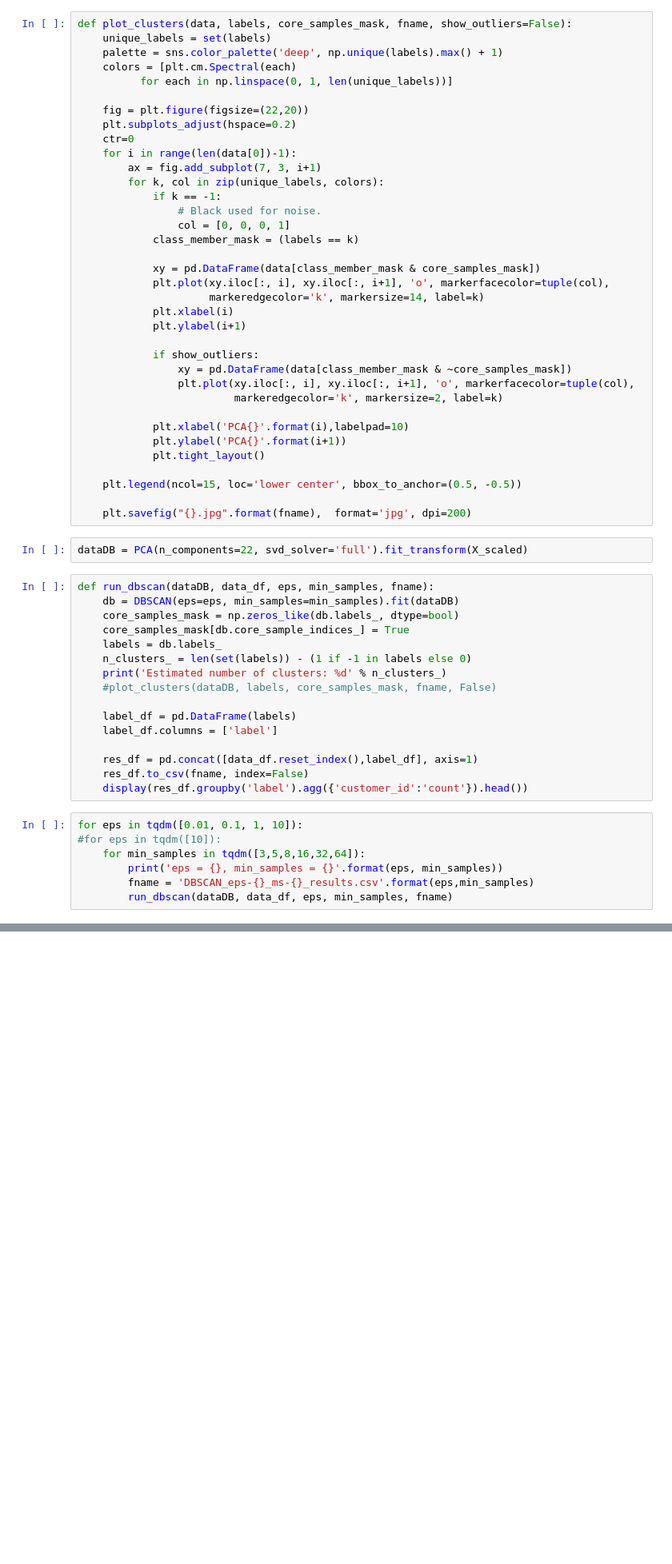
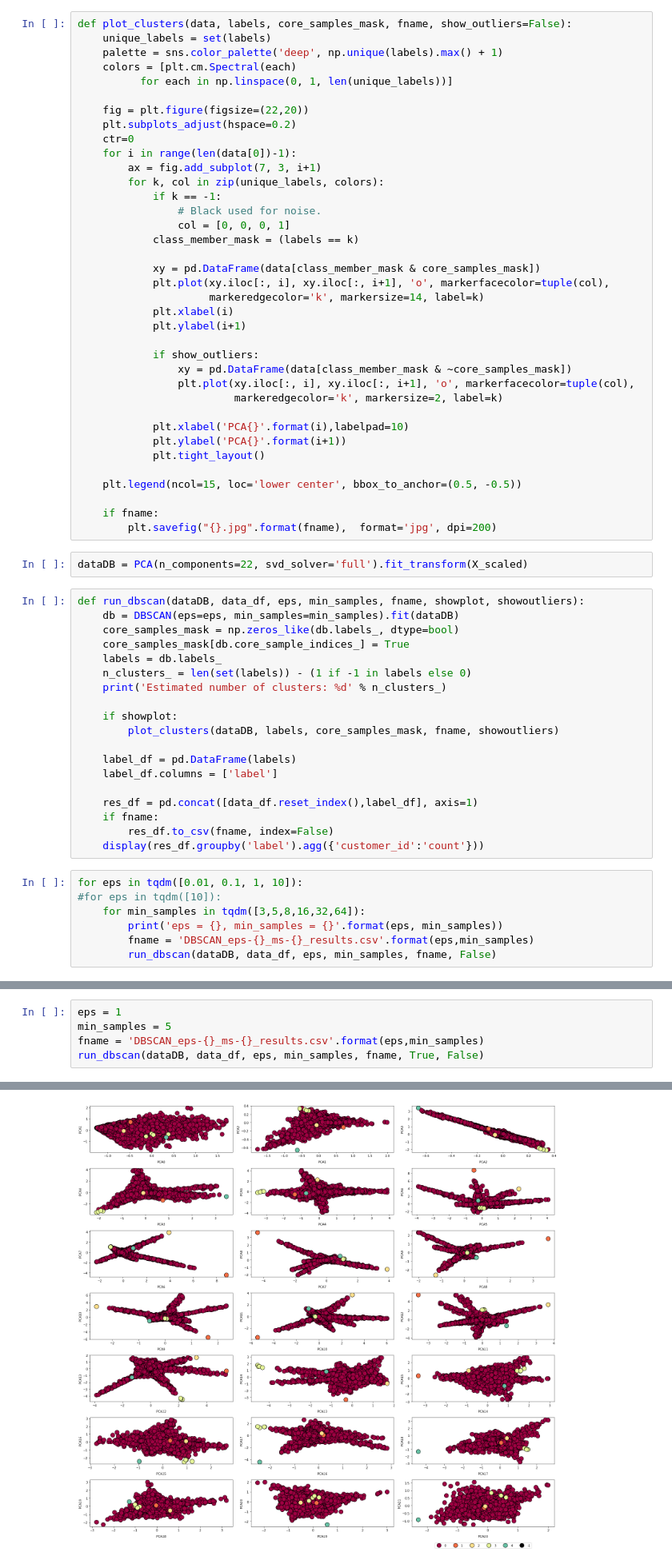
Before and after one commit to wsjk/Capstone_2, a Jupyter notebook: notebooks/DBSCAN.ipynb, the cells around one changed output, grey strips where cells are left out. Shown: that part at 80% size. Drawn from its saved outputs; the diff is of its cells as text; blank space fills up the shorter version.

```diff
--- a/notebooks/DBSCAN.ipynb
+++ b/notebooks/DBSCAN.ipynb
@@ -78,32 +78,36 @@ def plot_clusters(data, labels, core_samples_mask, fname, show_outliers=False):
 
     plt.legend(ncol=15, loc='lower center', bbox_to_anchor=(0.5, -0.5))
 
-    plt.savefig("{}.jpg".format(fname),  format='jpg', dpi=200)
+    if fname:
+        plt.savefig("{}.jpg".format(fname),  format='jpg', dpi=200)
 # %%
 dataDB = PCA(n_components=22, svd_solver='full').fit_transform(X_scaled)
 # %%
-def run_dbscan(dataDB, data_df, eps, min_samples, fname):
+def run_dbscan(dataDB, data_df, eps, min_samples, fname, showplot, showoutliers):
     db = DBSCAN(eps=eps, min_samples=min_samples).fit(dataDB)
     core_samples_mask = np.zeros_like(db.labels_, dtype=bool)
     core_samples_mask[db.core_sample_indices_] = True
     labels = db.labels_
     n_clusters_ = len(set(labels)) - (1 if -1 in labels else 0)
     print('Estimated number of clusters: %d' % n_clusters_)
-    #plot_clusters(dataDB, labels, core_samples_mask, fname, False)
+
+    if showplot:
+        plot_clusters(dataDB, labels, core_samples_mask, fname, showoutliers)
 
     label_df = pd.DataFrame(labels)
     label_df.columns = ['label']
 
     res_df = pd.concat([data_df.reset_index(),label_df], axis=1)
-    res_df.to_csv(fname, index=False)
-    display(res_df.groupby('label').agg({'customer_id':'count'}).head())
+    if fname:
+        res_df.to_csv(fname, index=False)
+    display(res_df.groupby('label').agg({'customer_id':'count'}))
 # %%
 for eps in tqdm([0.01, 0.1, 1, 10]):
 #for eps in tqdm([10]):
     for min_samples in tqdm([3,5,8,16,32,64]):
         print('eps = {}, min_samples = {}'.format(eps, min_samples))
         fname = 'DBSCAN_eps-{}_ms-{}_results.csv'.format(eps,min_samples)
-        run_dbscan(dataDB, data_df, eps, min_samples, fname)
+        run_dbscan(dataDB, data_df, eps, min_samples, fname, False)
 # %% [output]
 [interactive output not drawn]
 [interactive output not drawn]
@@ -147,0 +154,6 @@ Estimated number of clusters: 1
+# %%
+eps = 1
+min_samples = 5
+fname = 'DBSCAN_eps-{}_ms-{}_results.csv'.format(eps,min_samples)
+run_dbscan(dataDB, data_df, eps, min_samples, fname, True, False)
+# %% [output]
@@ -147,0 +169 @@ Estimated number of clusters: 1
+[figure, added]
```
Also changed, not shown: parts of 2 cells of this notebook, 8 other files.
